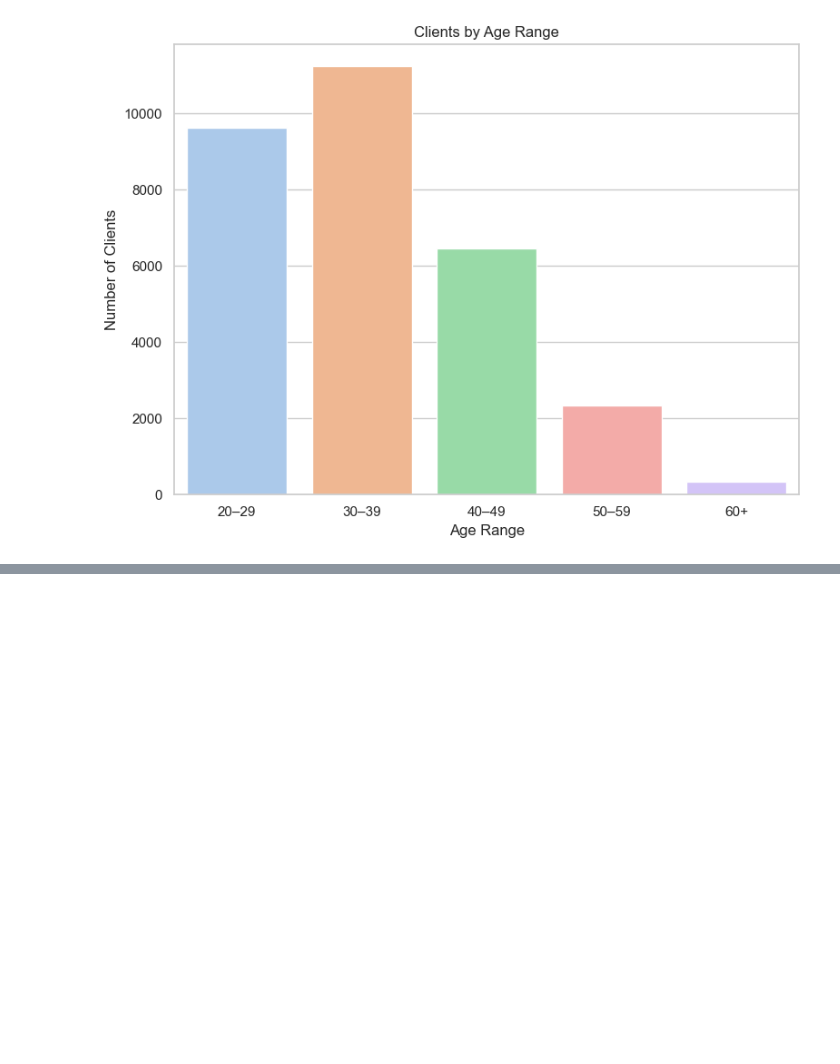
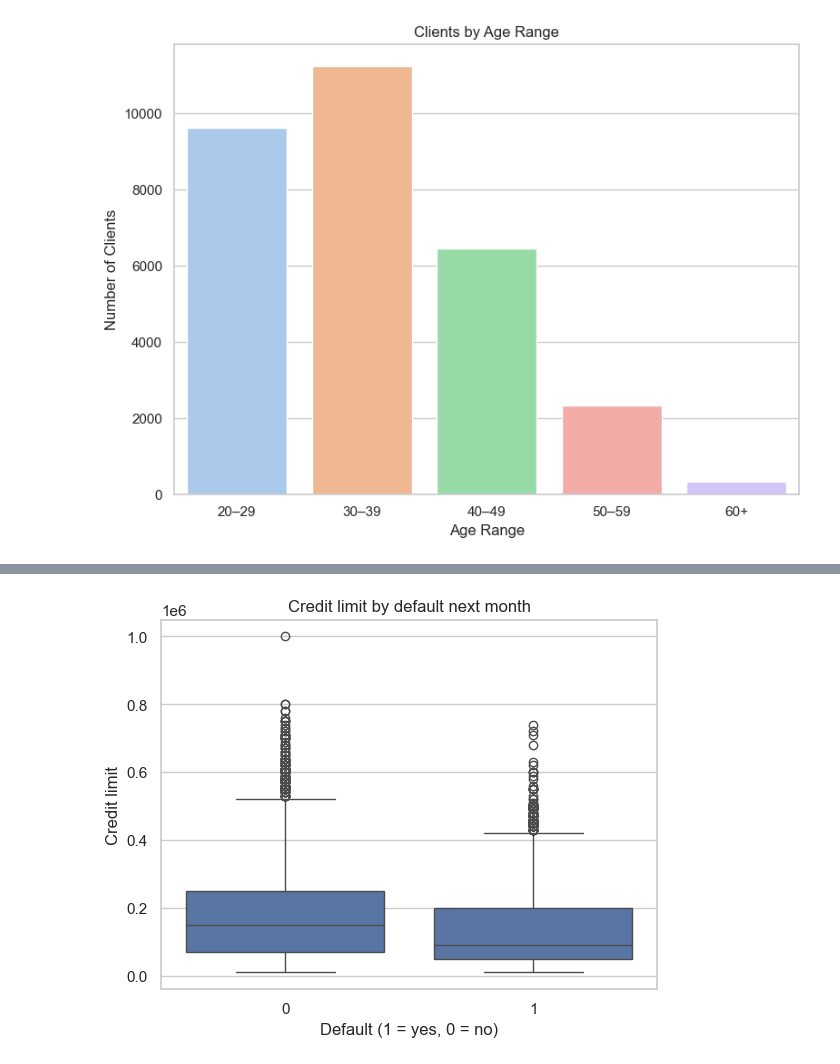
Before and after one commit to idribeir0/Credit_Analysis, a Jupyter notebook: notebooks/02_eda.ipynb, the cells around one changed output, grey strips where cells are left out. Cells and saved outputs as stored; diff of their text form; code cells hidden in the pictures; blank space fills up the shorter version.

```diff
--- a/notebooks/02_eda.ipynb
+++ b/notebooks/02_eda.ipynb
@@ -62,0 +71,9 @@ plt.show()
+# %%
+#plot default x limit bal
+sns.boxplot(x='default.payment.next.month', y='LIMIT_BAL', data=df)
+plt.title('Credit limit by default next month')
+plt.xlabel('Default (1 = yes, 0 = no)')
+plt.ylabel('Credit limit')
+plt.show()
+# %% [output]
+[figure, added]
```
Also changed, not shown: parts of 2 cells of this notebook.
